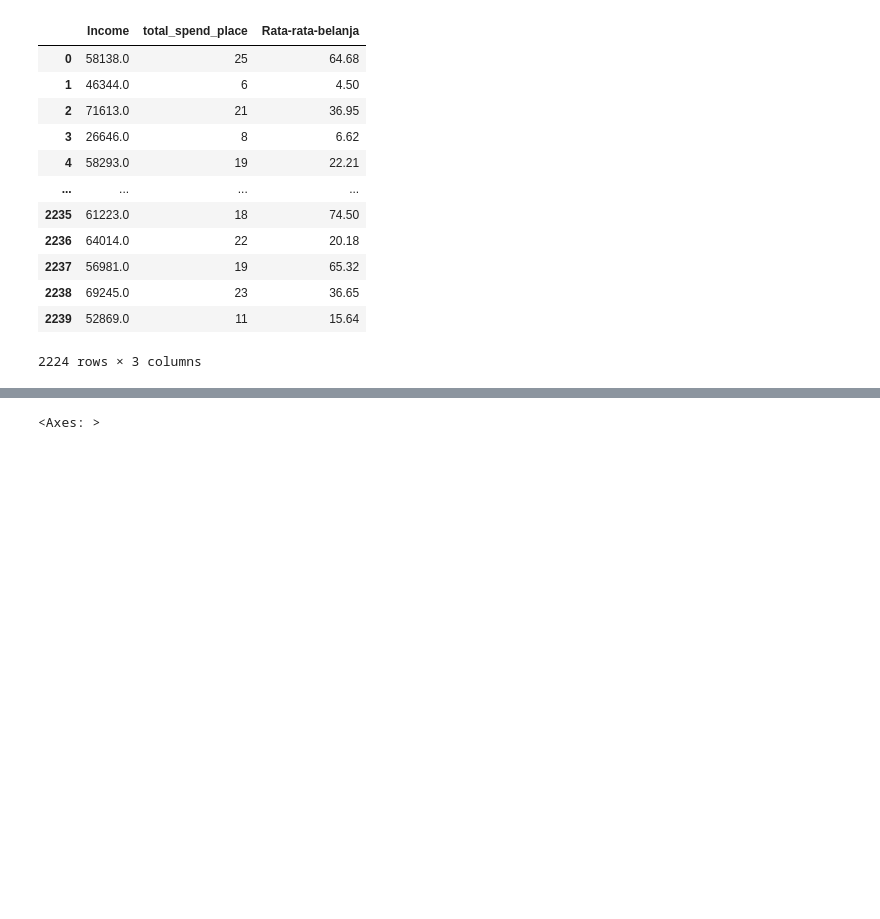
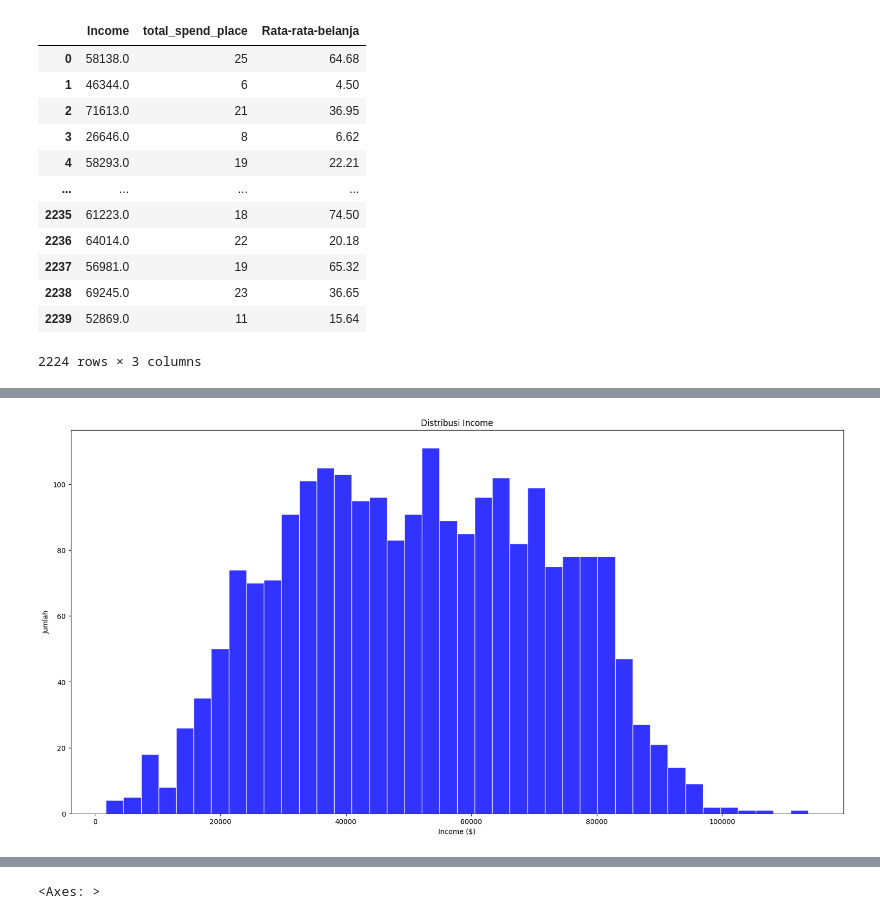
Before and after one commit to qiqioberon/Machine-Learning, a Jupyter notebook: Tugas 2/Muhammad Aqil Farrukh_5025221158_Tugas 2_Personality Analysis K-means.ipynb, the cells around one changed output, grey strips where cells are left out. Cells and saved outputs as stored; diff of their text form; code cells hidden in the pictures; blank space fills up the shorter version.

```diff
--- a/Tugas 2/Muhammad Aqil Farrukh_5025221158_Tugas 2_Personality Analysis K-means.ipynb
+++ b/Tugas 2/Muhammad Aqil Farrukh_5025221158_Tugas 2_Personality Analysis K-means.ipynb
@@ -435,0 +517,10 @@ df
+# %%
+plt.figure(figsize=(20, 10))
+
+plt.hist(df['Income'], alpha=0.8, bins=40, color='blue', edgecolor='white')
+plt.title('Distribusi Income')
+plt.xlabel('Income ($)')
+plt.ylabel('Jumlah')
+plt.show()
+# %% [output]
+[figure, added]
```
Also changed, not shown: parts of 10 cells of this notebook.
